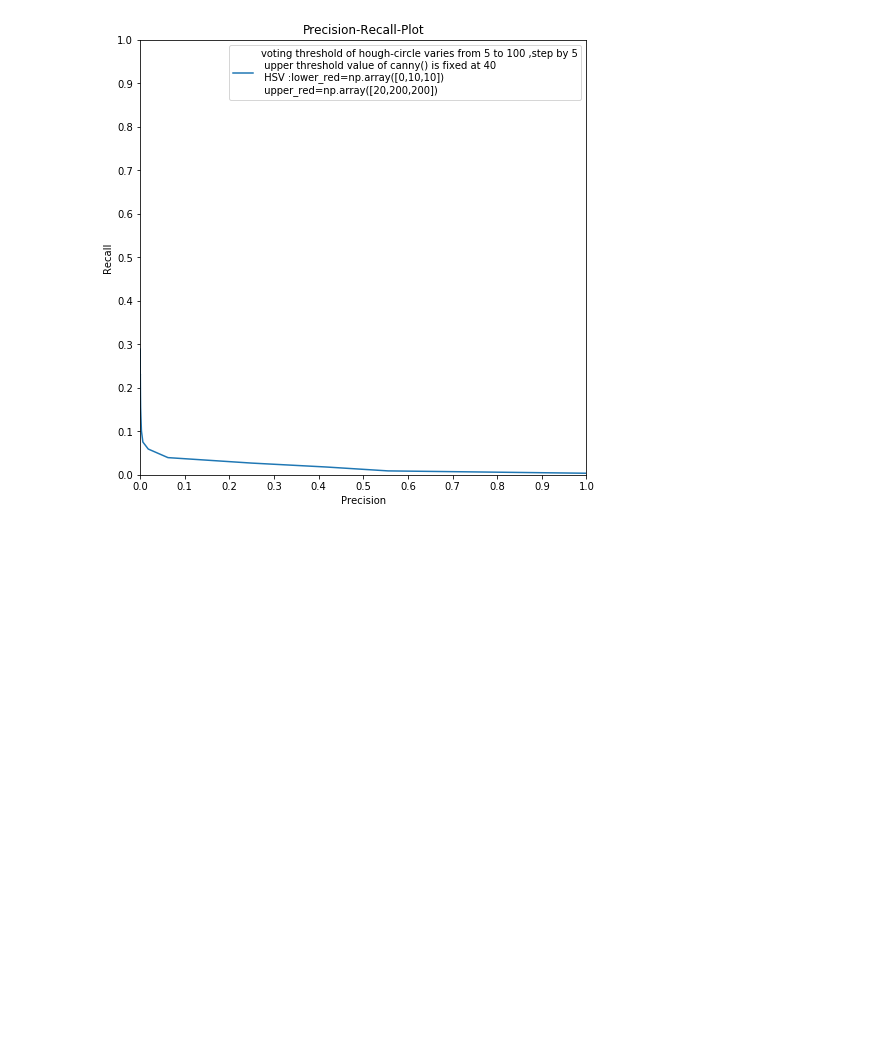
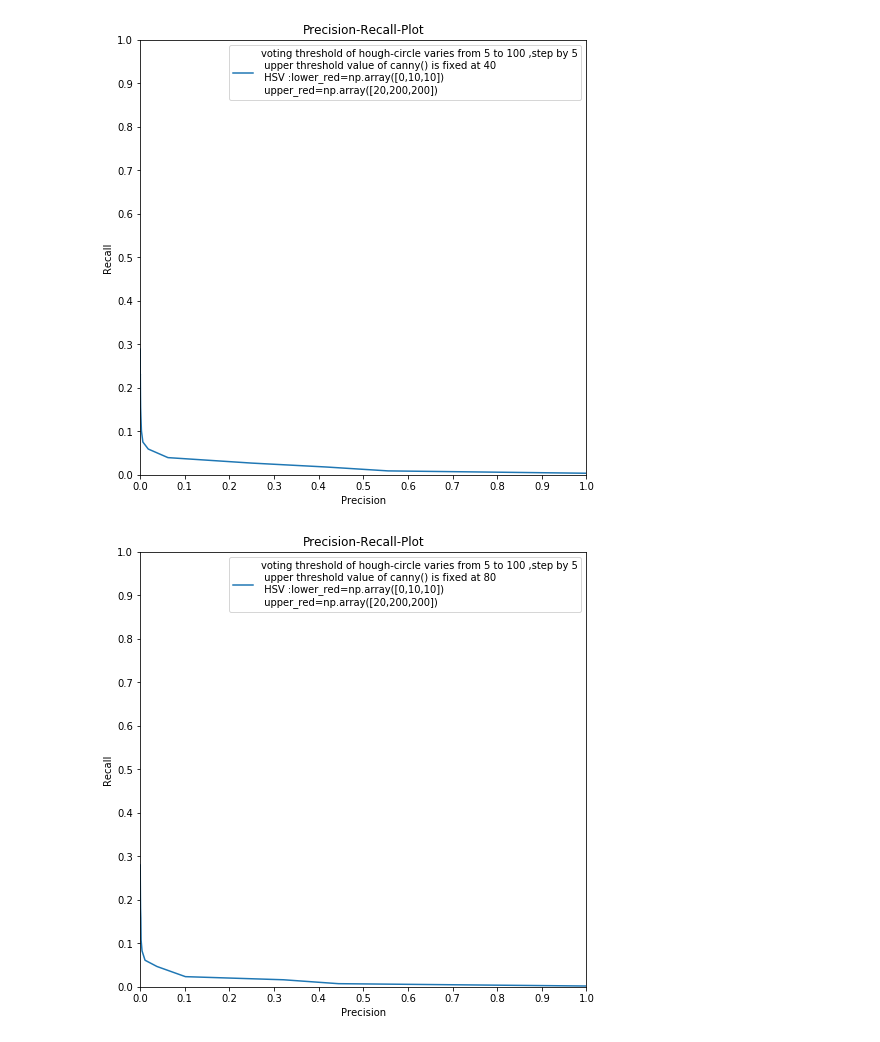
Before and after one commit to tobiasKoeniger/BGA-2, a Jupyter notebook: UE2_Aufgaben_lsg.ipynb, the cells around one changed output. Drawn from its saved outputs; the diff is of its cells as text; code cells hidden in the pictures; blank space fills up the shorter version.

```diff
--- a/UE2_Aufgaben_lsg.ipynb
+++ b/UE2_Aufgaben_lsg.ipynb
@@ -613,7 +613,7 @@ len(HSV_DICT['H']),len(HSV_DICT['S']),len(HSV_DICT['V'])
 ######################################################
 
 
-def calculate_hough_cirles2(filepaths, d_p, min_dist, param1, param2, min_radius, max_radius):
+def calculate_hough_cirles2(filepaths,hue, d_p, min_dist, param1, param2, min_radius, max_radius):
     """
      Berechnet Hough Circles unter Berücksichtigung der Form der Verkehrszeichen
     """
@@ -631,7 +631,7 @@ def calculate_hough_cirles2(filepaths, d_p, min_dist, param1, param2, min_radius
 
         # definiere Rot in HSV
         lower_red=np.array([0,10,10])
-        upper_red=np.array([20,200,200])
+        upper_red=np.array([hue,200,200])
 
         # filtere rote
         mask=cv2.inRange(img_hsv,lower_red,upper_red)
@@ -715,7 +715,7 @@ recall_list3=[]
 pred_dict_list3=[]
 
 for p in p_voting3:
-    pred_imgs_form3, predicted_rect_rois3 = calculate_hough_cirles2(PROHIBITORY_FILEPATHS,
+    pred_imgs_form3, predicted_rect_rois3 = calculate_hough_cirles2(PROHIBITORY_FILEPATHS,hue=20,
                                                       d_p=1,
                                                       min_dist=20,
                                                       param1= 40,
@@ -744,3 +744,45 @@ plt.legend(['voting threshold of hough-circle varies from 5 to 100 ,step by 5\n
 plt.show()
 # %% [output]
 [figure]
+# %%
+# Precision-Recall-Plot
+###testing parameter 3> voting threshold for Hough-circle
+
+####################################################
+######  diese Zelle sehr zeitaufwändig  !!!!!!
+####################################################
+p_voting3=np.arange(5,100,5)
+precision_list3=[]
+recall_list3=[]
+pred_dict_list3=[]
+
+for p in p_voting3:
+    pred_imgs_form3, predicted_rect_rois3 = calculate_hough_cirles2(PROHIBITORY_FILEPATHS, hue=20,
+                                                      d_p=1,
+                                                      min_dist=20,
+                                                      param1= 80,
+                                                      param2= p,
+                                                      min_radius=10,
+                                                      max_radius=70)
+    pred_dict_list3.append(predicted_rect_rois3)
+
+for pred_dict in pred_dict_list3:
+    tp_form3, fp_form3, fn_form3 = evaluate_detection(PROHIBITORY_DICT, pred_dict, similarity_threshold=0.6)
+    precision3, recall3=calculate_precision_recall(tp_form3, fp_form3, fn_form3)
+    precision_list3.append(precision3)
+    recall_list3.append(recall3)
+
+
+plt.figure(figsize=(8,8))
+plt.xlabel('Precision')
+plt.ylabel('Recall')
+plt.xlim(0, 1)
+plt.ylim(0,1)
+plt.xticks(np.linspace(0, 1,11))
+plt.yticks(np.linspace(0, 1,11))
+plt.title('Precision-Recall-Plot')
+plt.plot(precision_list3,recall_list3)
+plt.legend(['voting threshold of hough-circle varies from 5 to 100 ,step by 5\n upper threshold value of canny() is fixed at 80\n HSV :lower_red=np.array([0,10,10])\n upper_red=np.array([20,200,200])'])
+plt.show()
+# %% [output]
+[figure, added]
```
Also changed, not shown: parts of 2 cells of this notebook.
